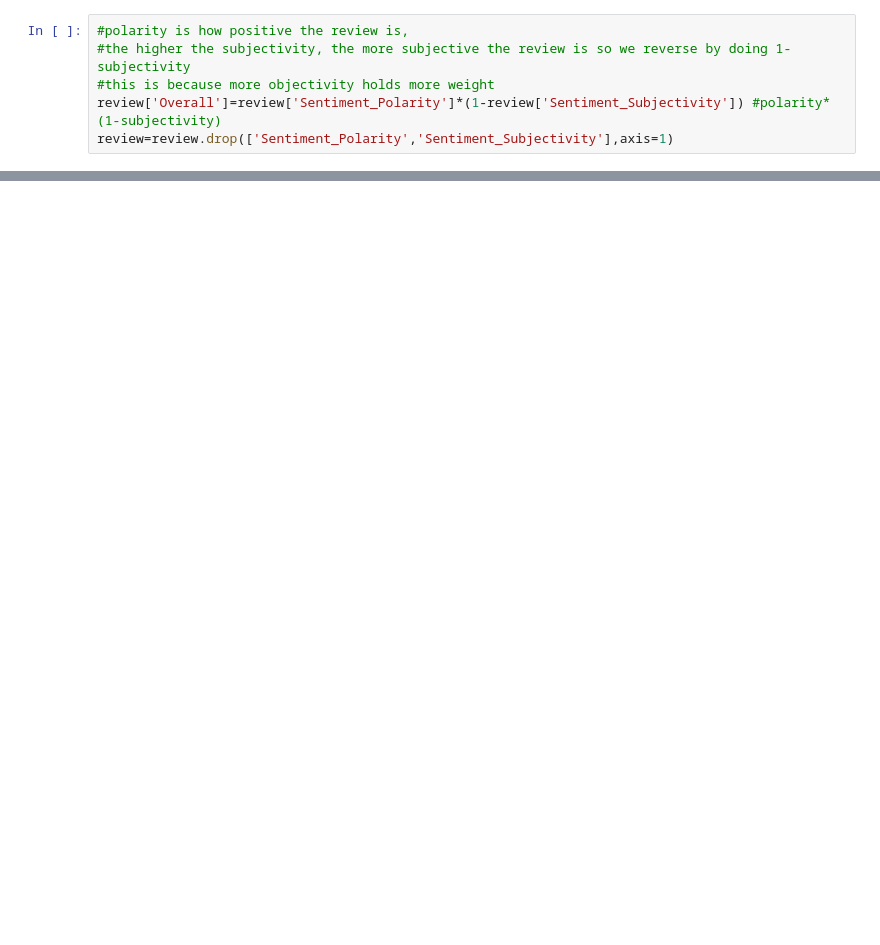
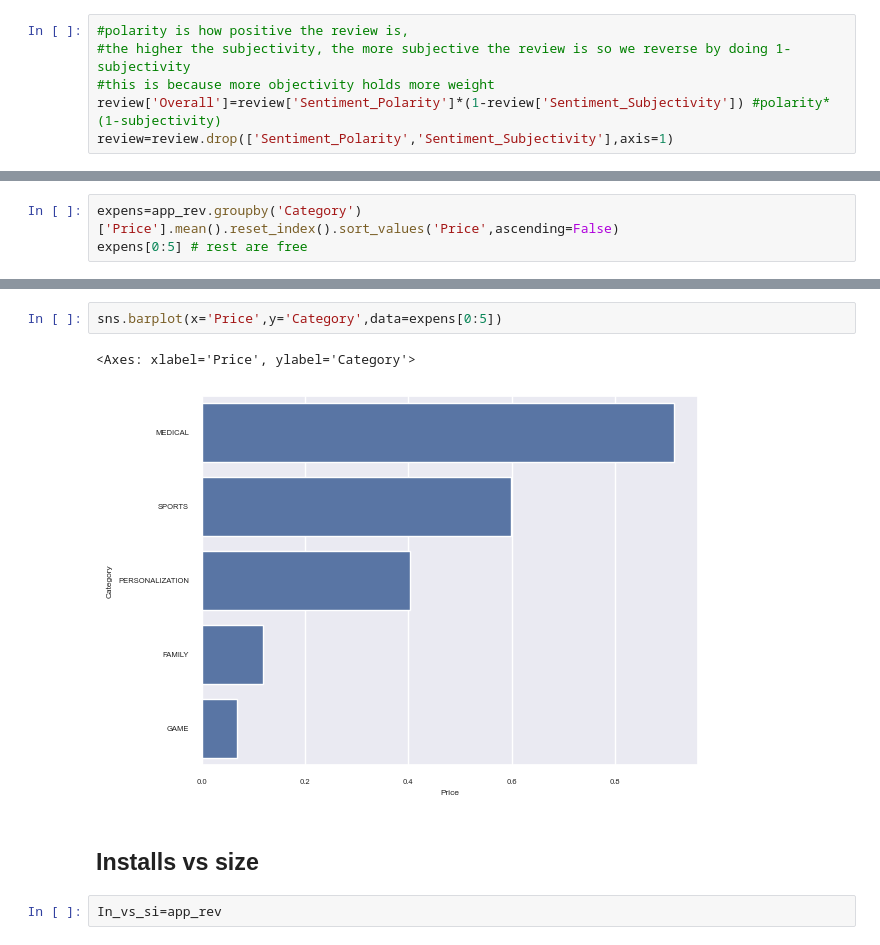
Before and after one commit to JMorganSparta/Project, a Jupyter notebook: Draft.ipynb, the cells around one changed output, grey strips where cells are left out. Drawn from its saved outputs; the diff is of its cells as text; blank space fills up the shorter version.

```diff
--- a/Draft.ipynb
+++ b/Draft.ipynb
@@ -115,0 +174,3 @@ app_rev.head()
+# %%
+expens=app_rev.groupby('Category')['Price'].mean().reset_index().sort_values('Price',ascending=False)
+expens[0:5] # rest are free
@@ -115,0 +184,9 @@ app_rev.head()
+# %%
+sns.barplot(x='Price',y='Category',data=expens[0:5])
+# %% [output]
+<Axes: xlabel='Price', ylabel='Category'>
+[figure, added]
+# %% [markdown]
+## Installs vs size
+# %%
+In_vs_si=app_rev
```
Also changed, not shown: parts of 52 cells of this notebook.
